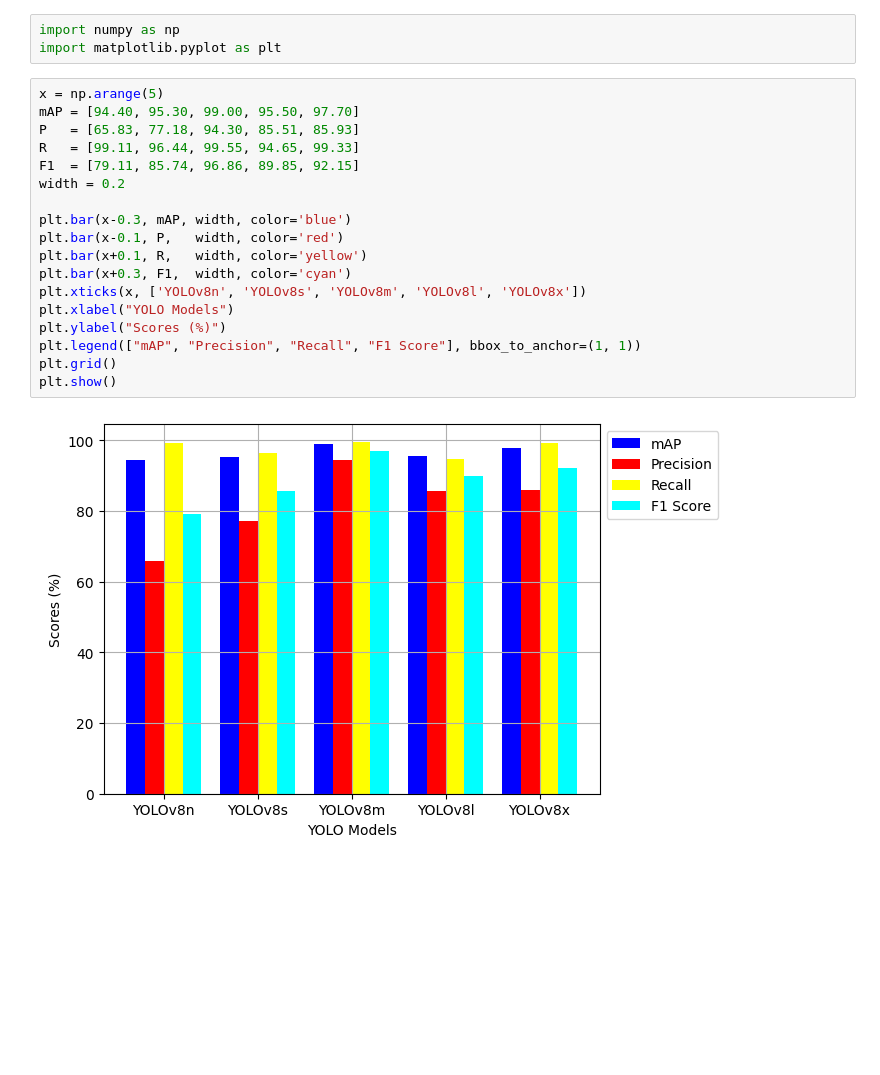
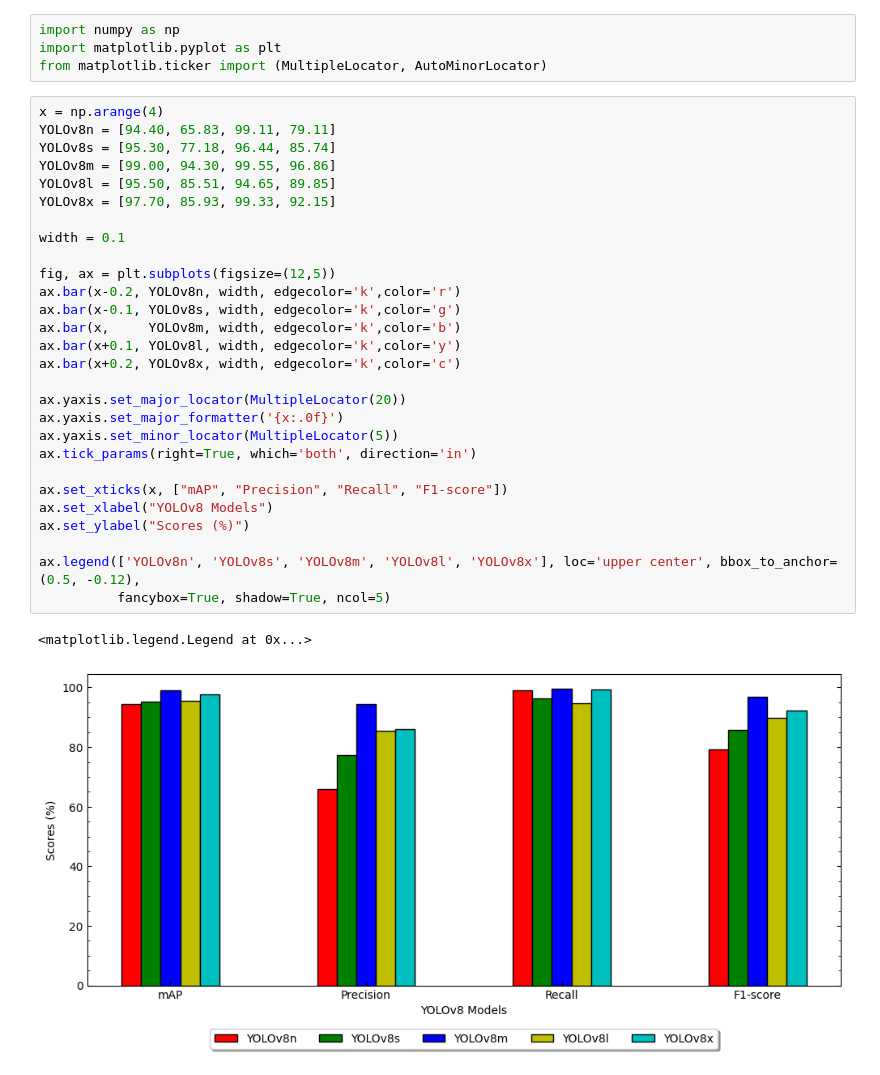
Before and after one commit to faizdaffa/microbubble-v2, a Jupyter notebook: docs/evaluation_matrix.ipynb, the cells around one changed output. Drawn from its saved outputs; the diff is of its cells as text; blank space fills up the shorter version.

Commit message:
plot evaluation matrix

```diff
--- a/docs/evaluation_matrix.ipynb
+++ b/docs/evaluation_matrix.ipynb
@@ -1,23 +1,35 @@
 # %%
 import numpy as np
 import matplotlib.pyplot as plt
+from matplotlib.ticker import (MultipleLocator, AutoMinorLocator)
-# %%
-x = np.arange(5)
-mAP = [94.40, 95.30, 99.00, 95.50, 97.70]
-P   = [65.83, 77.18, 94.30, 85.51, 85.93]
-R   = [99.11, 96.44, 99.55, 94.65, 99.33]
-F1  = [79.11, 85.74, 96.86, 89.85, 92.15]
-width = 0.2
-
-plt.bar(x-0.3, mAP, width, color='blue')
-plt.bar(x-0.1, P,   width, color='red')
-plt.bar(x+0.1, R,   width, color='yellow')
-plt.bar(x+0.3, F1,  width, color='cyan')
-plt.xticks(x, ['YOLOv8n', 'YOLOv8s', 'YOLOv8m', 'YOLOv8l', 'YOLOv8x'])
-plt.xlabel("YOLO Models")
-plt.ylabel("Scores (%)")
-plt.legend(["mAP", "Precision", "Recall", "F1 Score"], bbox_to_anchor=(1, 1))
-plt.grid()
-plt.show()
-# %% [output]
-[figure, removed]
+# %%
+x = np.arange(4)
+YOLOv8n = [94.40, 65.83, 99.11, 79.11]
+YOLOv8s = [95.30, 77.18, 96.44, 85.74]
+YOLOv8m = [99.00, 94.30, 99.55, 96.86]
+YOLOv8l = [95.50, 85.51, 94.65, 89.85]
+YOLOv8x = [97.70, 85.93, 99.33, 92.15]
+
+width = 0.1
+
+fig, ax = plt.subplots(figsize=(12,5))
+ax.bar(x-0.2, YOLOv8n, width, edgecolor='k',color='r')
+ax.bar(x-0.1, YOLOv8s, width, edgecolor='k',color='g')
+ax.bar(x,     YOLOv8m, width, edgecolor='k',color='b')
+ax.bar(x+0.1, YOLOv8l, width, edgecolor='k',color='y')
+ax.bar(x+0.2, YOLOv8x, width, edgecolor='k',color='c')
+
+ax.yaxis.set_major_locator(MultipleLocator(20))
+ax.yaxis.set_major_formatter('{x:.0f}')
+ax.yaxis.set_minor_locator(MultipleLocator(5))
+ax.tick_params(right=True, which='both', direction='in')
+
+ax.set_xticks(x, ["mAP", "Precision", "Recall", "F1-score"])
+ax.set_xlabel("YOLOv8 Models")
+ax.set_ylabel("Scores (%)")
+
+ax.legend(['YOLOv8n', 'YOLOv8s', 'YOLOv8m', 'YOLOv8l', 'YOLOv8x'], loc='upper center', bbox_to_anchor=(0.5, -0.12),
+          fancybox=True, shadow=True, ncol=5)
+# %% [output]
+<matplotlib.legend.Legend at 0x...>
+[figure, added]
```
Also changed, not shown: parts of 1 cell of this notebook, 3 other files.
